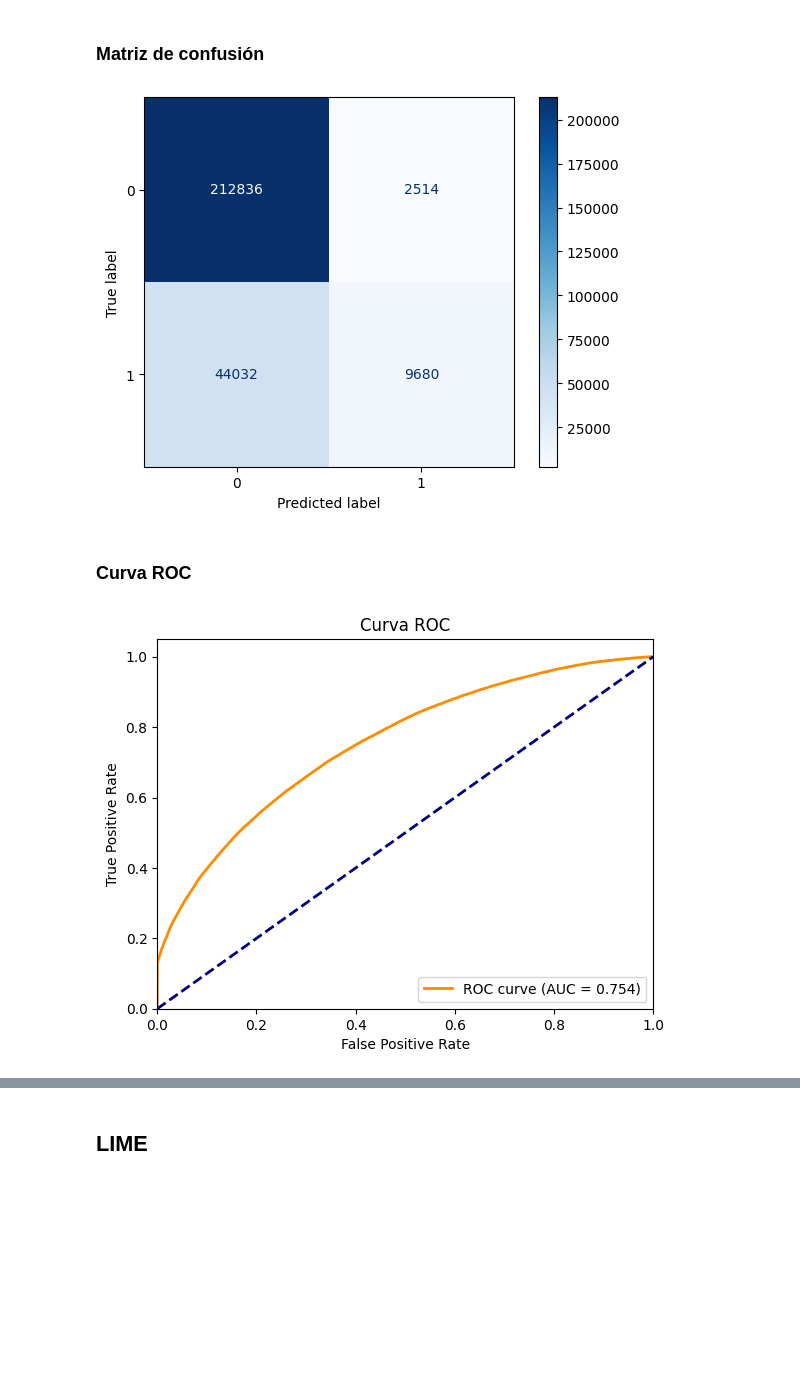
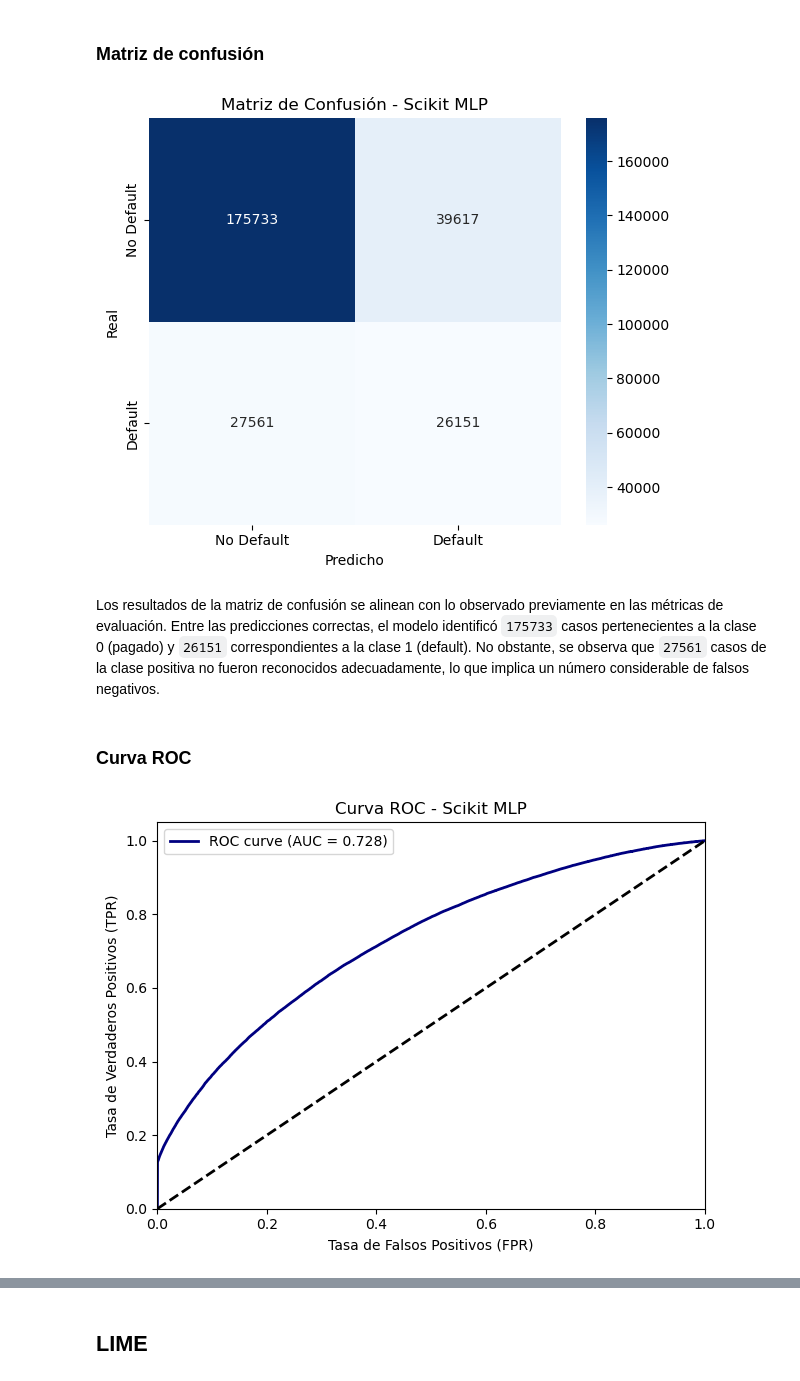
Before and after one commit to valecabrera21/MiniProyecto_1, a Jupyter notebook: _sources/modeloscikit.ipynb, the cells around one changed output, grey strips where cells are left out. Drawn from its saved outputs; the diff is of its cells as text; code cells hidden in the pictures; blank space fills up the shorter version.

```diff
--- a/_sources/modeloscikit.ipynb
+++ b/_sources/modeloscikit.ipynb
@@ -50,8 +58,8 @@ X_trainbrf, X_testbrf, y_trainbrf, y_testbrf = train_test_split(
 # %%
-brf = BalancedRandomForestClassifier(n_estimators=500, random_state=21,
+brf = BalancedRandomForestClassifier(n_estimators=100, random_state=21,
                                      replacement=False, n_jobs=-1)
 
-brf.fit(X_trainbrf, y_trainbrf)
+brf.fit(X_preproc, y_brf)
 
 importances = pd.Series(brf.feature_importances_, index=X_preproc.columns)
 importances.sort_values(ascending=False, inplace=True)
@@ -112,0 +130,5 @@ Fitting 3 folds for each of 18 candidates, totalling 54 fits
+# %%
+start_time = time.time()
+grid_search.fit(X_sample, y_sample)
+train_time = time.time() - start_time
+print("Tiempo GridSearch (sample):", train_time)
@@ -112,0 +137,3 @@ Fitting 3 folds for each of 18 candidates, totalling 54 fits
+# %%
+best_params = grid_search.best_params_
+print("Mejores hiperparámetros encontrados:", best_params)
@@ -112,0 +144,6 @@ Fitting 3 folds for each of 18 candidates, totalling 54 fits
+# %%
+bestmlp_final = MLPClassifier(**best_params, random_state=21, early_stopping=True)
+start_time = time.time()
+bestmlp_final.fit(X_train_bal, y_train_bal)
+final_train_time = time.time() - start_time
+print("Tiempo entrenamiento final:", final_train_time)
@@ -152,26 +186,40 @@ import matplotlib.pyplot as plt
 # %%
-disp = ConfusionMatrixDisplay(confusion_matrix=cm, display_labels=[0, 1])
-disp.plot(cmap=plt.cm.Blues)
+cm = confusion_matrix(y_test, y_pred)
+plt.figure(figsize=(6,5))
+sns.heatmap(cm, annot=True, fmt="d", cmap="Blues",
+            xticklabels=["No Default","Default"],
+            yticklabels=["No Default","Default"])
+plt.title("Matriz de Confusión - Scikit MLP")
+plt.ylabel("Real")
+plt.xlabel("Predicho")
+plt.tight_layout()
+plt.savefig("confusion_matrix_scikit.png")
 plt.show()
+plt.close()
 # %% [output]
-[figure, old version]
+[figure, new version]
+# %% [markdown]
+Los resultados de la matriz de confusión se alinean con lo observado previamente en las métricas de evaluación. Entre las predicciones correctas, el modelo identificó `175733` casos pertenecientes a la clase 0 (pagado) y `26151` correspondientes a la clase 1 (default). No obstante, se observa que `27561` casos de la clase positiva no fueron reconocidos adecuadamente, lo que implica un número considerable de falsos negativos.
 # %% [markdown]
 ### **Curva ROC**
 # %%
-y_prob = best_mlp.predict_proba(X_test)[:, 1]
+y_prob = bestmlp_final.predict_proba(X_test)[:, 1]
 
 fpr, tpr, thresholds = roc_curve(y_test, y_prob)
 roc_auc = auc(fpr, tpr)
 
 plt.figure()
-plt.plot(fpr, tpr, color='darkorange', lw=2, label='ROC curve (AUC = %0.3f)' % roc_auc)
-plt.plot([0, 1], [0, 1], color='navy', lw=2, linestyle='--')  # línea diagonal
+plt.plot(fpr, tpr, color='navy', lw=2, label='ROC curve (AUC = %0.3f)' % roc_auc)
+plt.plot([0, 1], [0, 1], color='black', lw=2, linestyle='--')
 plt.xlim([0.0, 1.0])
 plt.ylim([0.0, 1.05])
-plt.xlabel('False Positive Rate')
-plt.ylabel('True Positive Rate')
-plt.title('Curva ROC')
-plt.legend(loc="lower right")
+plt.xlabel("Tasa de Falsos Positivos (FPR)")
+plt.ylabel("Tasa de Verdaderos Positivos (TPR)")
+plt.title("Curva ROC - Scikit MLP")
+plt.legend()
+plt.tight_layout()
+plt.savefig("roc_curve_scikit.png")
 plt.show()
+plt.close()
 # %% [output]
-[figure, old version]
+[figure, new version]
```
Also changed, not shown: parts of 30 cells of this notebook, 20 other files.
